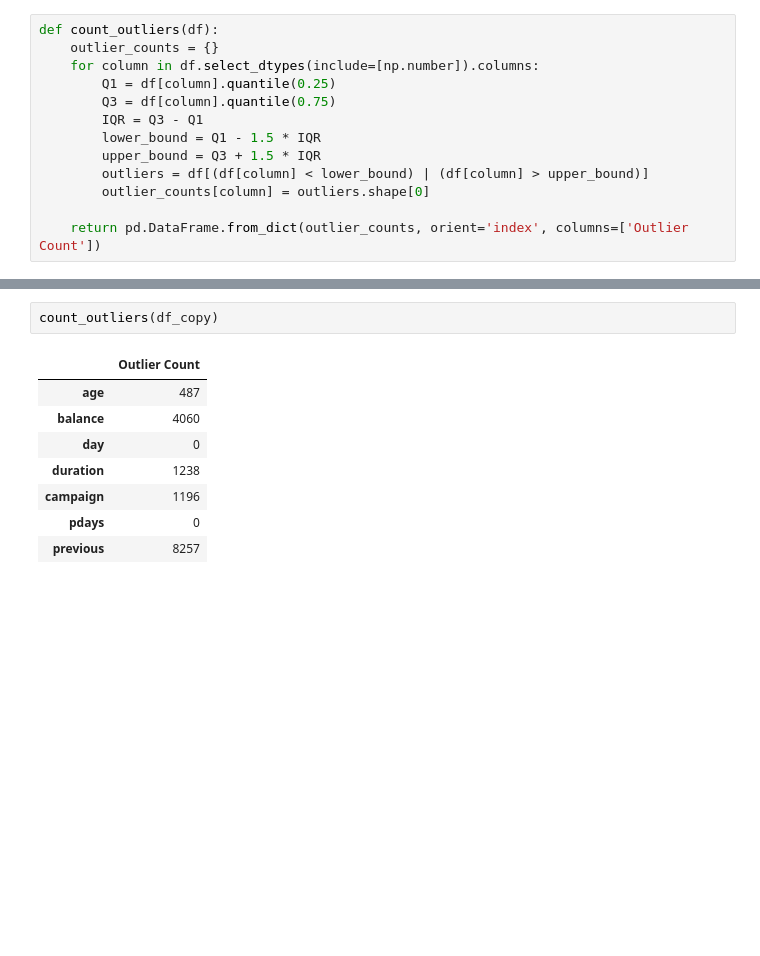
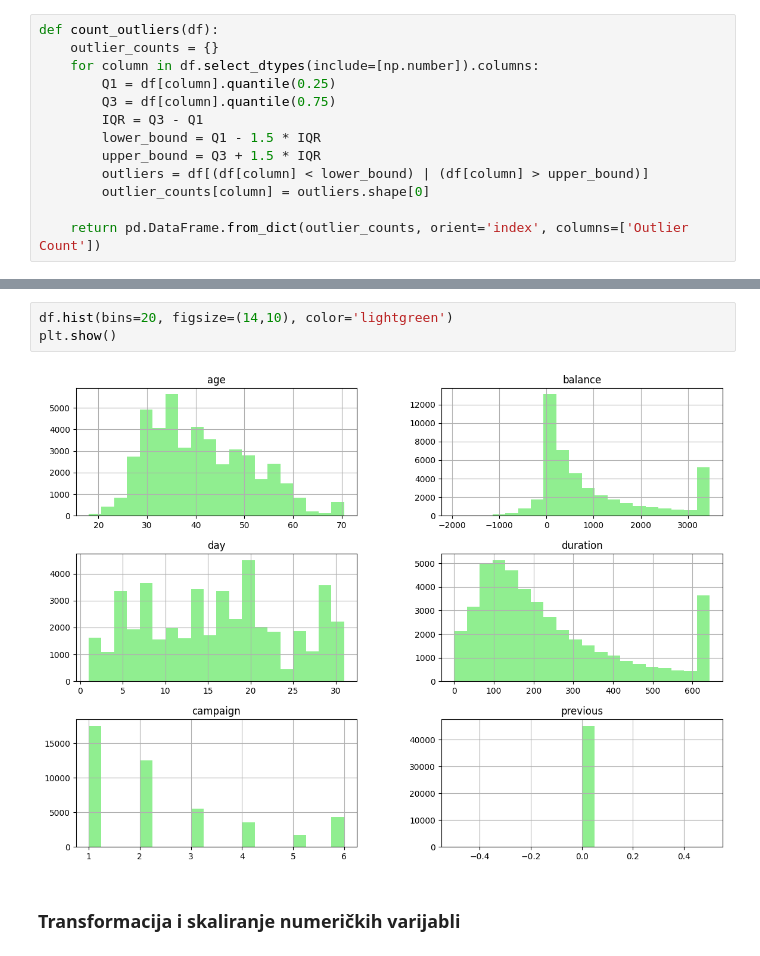
Before and after one commit to dsabljic/Bank-Marketing, a Jupyter notebook: BankMarketing.ipynb, the cells around one changed output, grey strips where cells are left out. Saved outputs shown, nothing was run; the diff lists cells and outputs as text; blank space fills up the shorter version.

```diff
--- a/BankMarketing.ipynb
+++ b/BankMarketing.ipynb
@@ -435,11 +494,7 @@ ValueError: Input X contains infinity or a value too large for dtype('float64').
-# %%
-count_outliers(df_copy)
-# %% [output]
-|  | Outlier Count |
-| age | 487 |
-| balance | 4060 |
-| day | 0 |
-| duration | 1238 |
-| campaign | 1196 |
-| pdays | 0 |
-| previous | 8257 |
+# %%
+df.hist(bins=20, figsize=(14,10), color='lightgreen')
+plt.show()
+# %% [output]
+[figure, added]
+# %% [markdown]
+### Transformacija i skaliranje numeričkih varijabli
```
Also changed, not shown: parts of 27 cells of this notebook.
